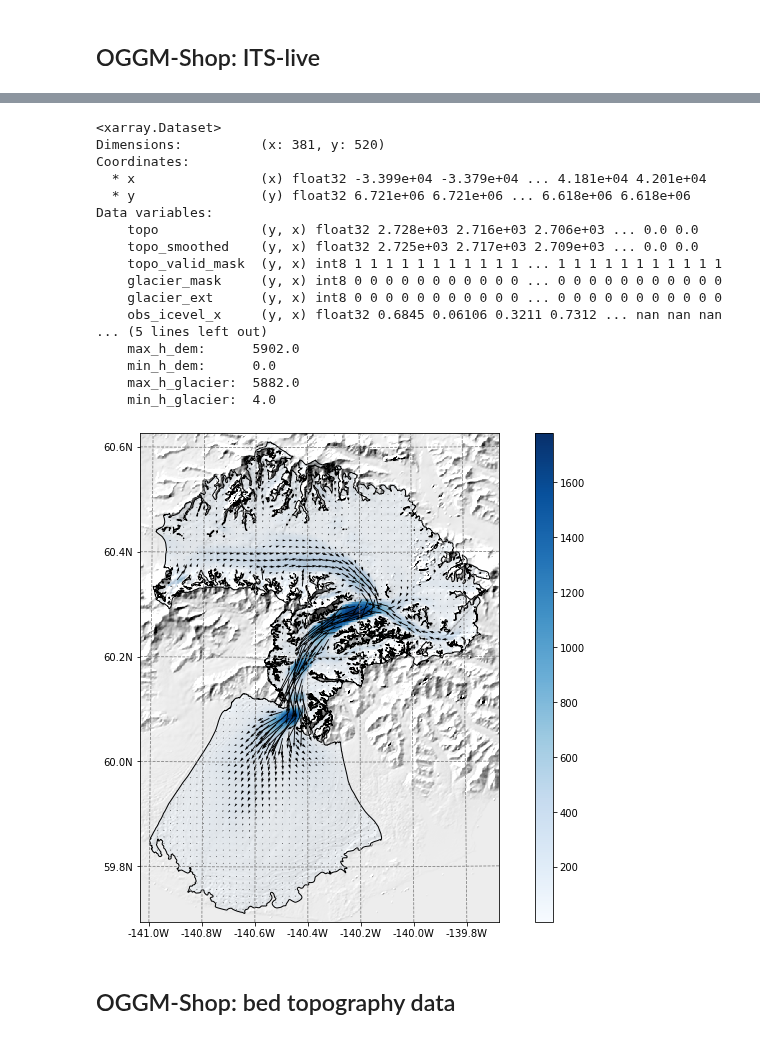
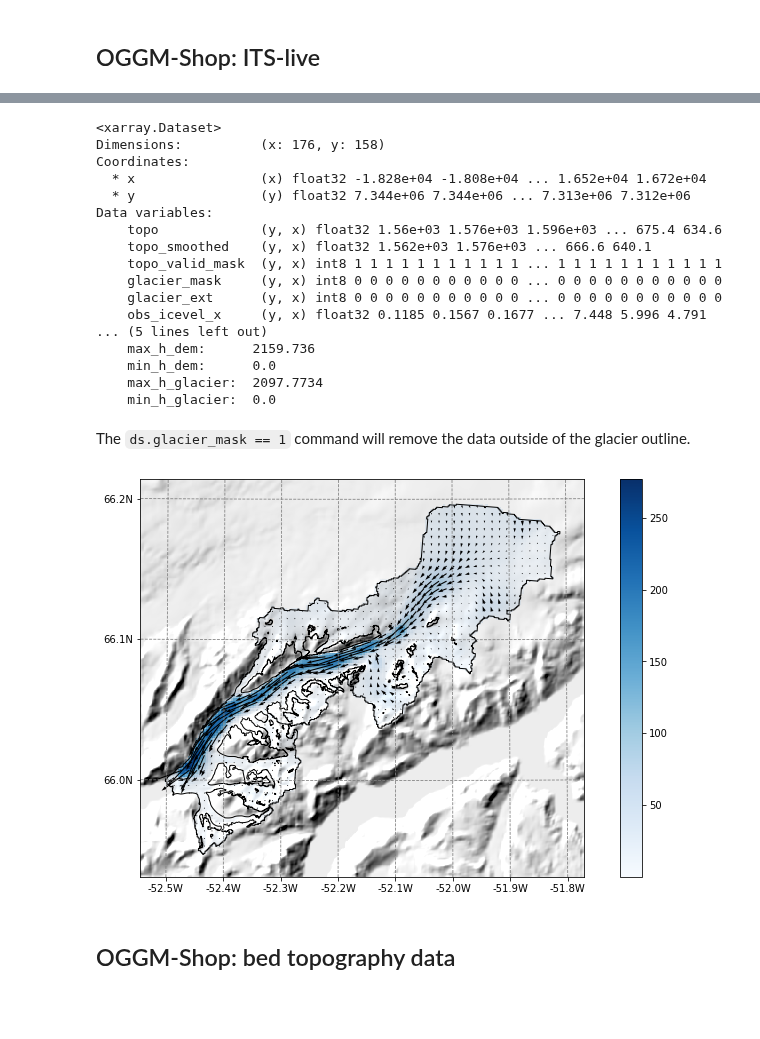
Before and after one commit to OGGM/tutorials, a Jupyter notebook: _sources/notebooks/oggm_shop.ipynb, the cells around one changed output, grey strips where cells are left out. Saved outputs shown, nothing was run; the diff lists cells and outputs as text; code cells hidden in the pictures; blank space fills up the shorter version.

```diff
--- a/_sources/notebooks/oggm_shop.ipynb
+++ b/_sources/notebooks/oggm_shop.ipynb
@@ -44,3 +42,6 @@ rgi_ids = ['RGI60-01.13696']
+# %%
+rgi_ids = ['RGI60-01.13696']  # Malaspina glacier (large - hungry in memory)
+rgi_ids = ['RGI60-05.00800']  # Glacier in Greenland
 # %% [markdown]
 You can provide any number of glacier identifiers. You can find other glacier identifiers by exploring the [GLIMS viewer](https://www.glims.org/maps/glims).
 
@@ -208,22 +216,22 @@ with xr.open_dataset(gdir.get_filepath('gridded_data')) as ds:
 ds
 # %% [output]
 <xarray.Dataset>
-Dimensions:          (x: 381, y: 520)
+Dimensions:          (x: 176, y: 158)
 Coordinates:
-  * x                (x) float32 -3.399e+04 -3.379e+04 ... 4.181e+04 4.201e+04
-  * y                (y) float32 6.721e+06 6.721e+06 ... 6.618e+06 6.618e+06
+  * x                (x) float32 -1.828e+04 -1.808e+04 ... 1.652e+04 1.672e+04
+  * y                (y) float32 7.344e+06 7.344e+06 ... 7.313e+06 7.312e+06
 Data variables:
-    topo             (y, x) float32 2.728e+03 2.716e+03 2.706e+03 ... 0.0 0.0
-    topo_smoothed    (y, x) float32 2.725e+03 2.717e+03 2.709e+03 ... 0.0 0.0
+    topo             (y, x) float32 1.56e+03 1.576e+03 1.596e+03 ... 675.4 634.6
+    topo_smoothed    (y, x) float32 1.562e+03 1.576e+03 ... 666.6 640.1
     topo_valid_mask  (y, x) int8 1 1 1 1 1 1 1 1 1 1 1 ... 1 1 1 1 1 1 1 1 1 1 1
     glacier_mask     (y, x) int8 0 0 0 0 0 0 0 0 0 0 0 ... 0 0 0 0 0 0 0 0 0 0 0
     glacier_ext      (y, x) int8 0 0 0 0 0 0 0 0 0 0 0 ... 0 0 0 0 0 0 0 0 0 0 0
-    obs_icevel_x     (y, x) float32 0.6845 0.06106 0.3211 0.7312 ... nan nan nan
+    obs_icevel_x     (y, x) float32 0.1185 0.1567 0.1677 ... 7.448 5.996 4.791
 ... (5 lines left out)
-    max_h_dem:      5902.0
+    max_h_dem:      2159.736
     min_h_dem:      0.0
-    max_h_glacier:  5882.0
-    min_h_glacier:  4.0
+    max_h_glacier:  2097.7734
+    min_h_glacier:  0.0
 # %%
 # plot the salem map background, make countries in grey
 smap = ds.salem.get_map(countries=False)
@@ -233,28 +241,30 @@ smap.set_topography(ds.topo.data);
 # get the wind data at 10000 m a.s.l.
 u = ds.obs_icevel_x.where(ds.glacier_mask == 1)
 v = ds.obs_icevel_y.where(ds.glacier_mask == 1)
-ws = (u**2 + u**2)**0.5
+ws = (u**2 + v**2)**0.5
+# %% [markdown]
+The `ds.glacier_mask == 1` command will remove the data outside of the glacier outline.
 # %%
 # get the axes ready
 f, ax = plt.subplots(figsize=(9, 9))
 
-# Quiver only every 7th grid point
-us = u[2::7, 4::7]
-vs = v[4::7, 4::7]
+# Quiver only every 3rd grid point
+us = u[1::3, 1::3]
+vs = v[1::3, 1::3]
 
 smap.set_data(ws)
 smap.set_cmap('Blues')
 smap.plot(ax=ax)
 smap.append_colorbar(ax=ax)
 
 # transform their coordinates to the map reference system and plot the arrows
 xx, yy = smap.grid.transform(us.x.values, us.y.values, crs=gdir.grid.proj)
 xx, yy = np.meshgrid(xx, yy)
 qu = ax.quiver(xx, yy, us.values, vs.values)
 qk = plt.quiverkey(qu, 0.7, 0.95, 50, '50 m s$^{-1}$',
                    labelpos='E', coordinates='figure')
 # %% [output]
-[figure, old version]
+[figure, new version]
 # %% [markdown]
 ## OGGM-Shop: bed topography data
 # %%
```
Also changed, not shown: parts of 17 cells of this notebook, 55 other files.
